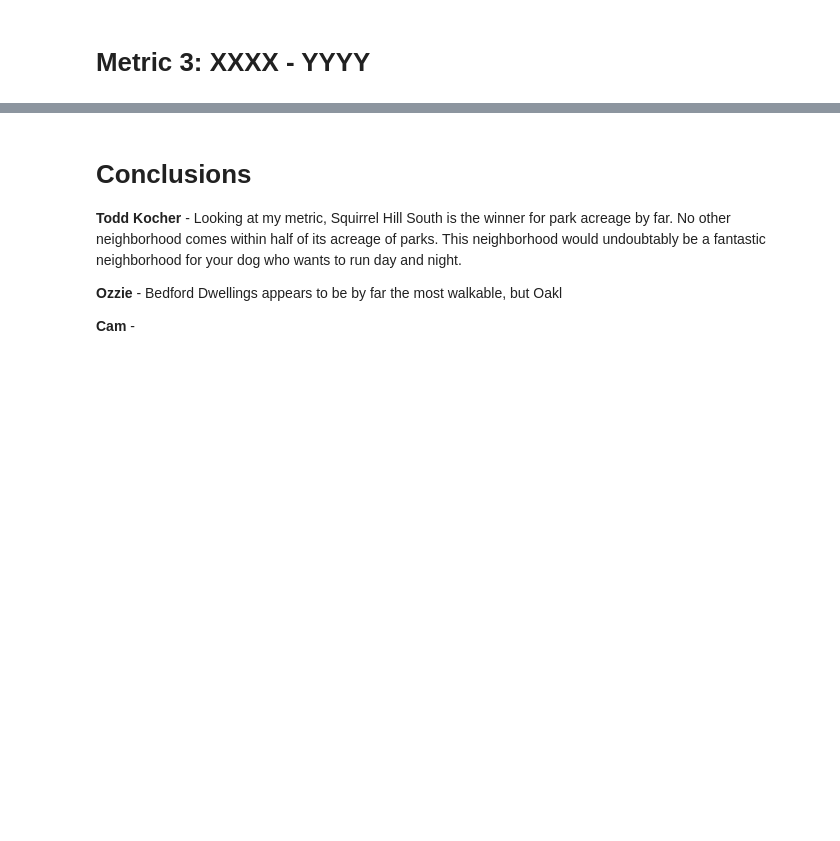
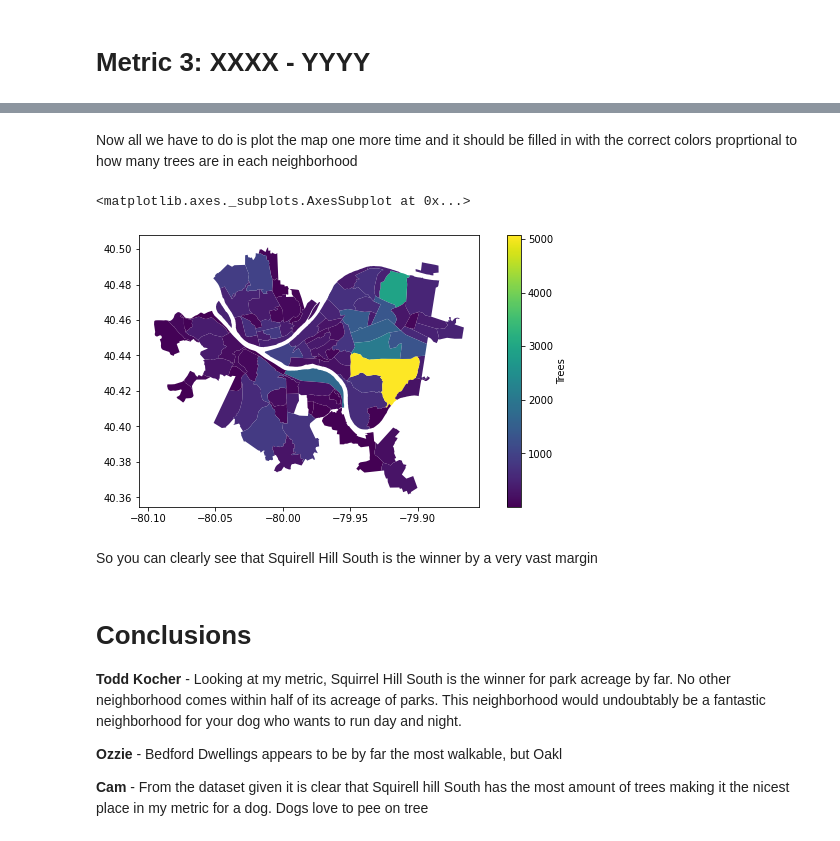
Before and after one commit to tok33/final-project, a Jupyter notebook: final.ipynb, the cells around one changed output, grey strips where cells are left out. Drawn from its saved outputs; the diff is of its cells as text; code cells hidden in the pictures; blank space fills up the shorter version.

Commit message:
added metric to final folder

```diff
--- a/final.ipynb
+++ b/final.ipynb
@@ -138,7 +205,19 @@ Here we can see Bedford Dwellings has a clear advantage in terms of walkability
+# %%
+map = areas.merge(tree_data, how='left', left_on='hood', right_on='neighborhood')
+map = map.fillna(0)
+# %% [markdown]
+Now all we have to do is plot the map one more time and it should be filled in with the correct colors proprtional to how many trees are in each neighborhood
+# %%
+map.plot(column='trees', legend=True, legend_kwds={'label': 'Trees'}, figsize=(10, 5))
+# %% [output]
+<matplotlib.axes._subplots.AxesSubplot at 0x...>
+[figure, added]
+# %% [markdown]
+So you can clearly see that Squirell Hill South is the winner by a very vast margin
 # %% [markdown]
 # Conclusions
 **Todd Kocher** - Looking at my metric, Squirrel Hill South is the winner for park acreage by far. No other neighborhood comes within half of its acreage of parks. This neighborhood would undoubtably be a fantastic neighborhood for your dog who wants to run day and night.
 
 **Ozzie** - Bedford Dwellings appears to be by far the most walkable, but Oakl
 
-**Cam** -
+**Cam** - From the dataset given it is clear that Squirell hill South has the most amount of trees making it the nicest place in my metric for a dog. Dogs love to pee on tree
```
Also changed, not shown: parts of 12 cells of this notebook.
